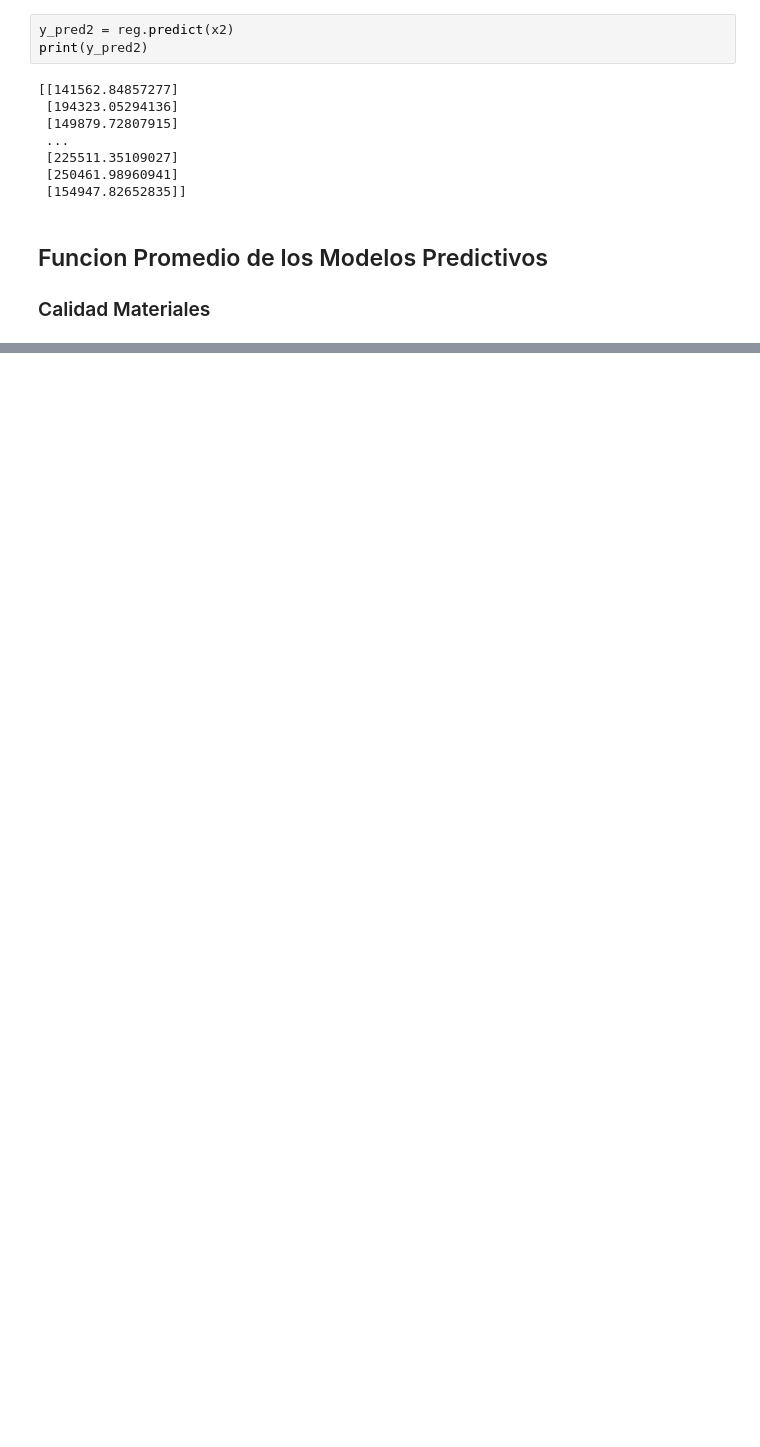
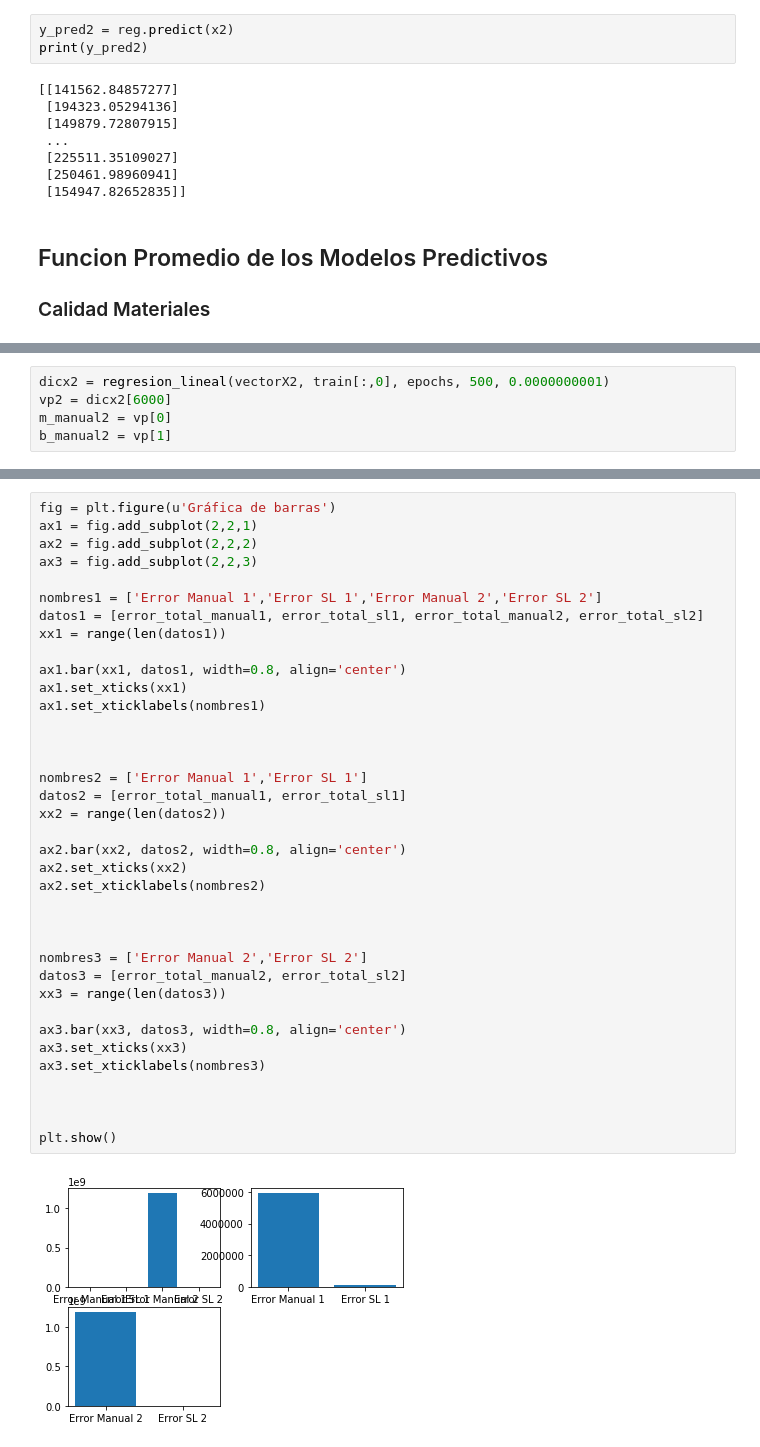
Before and after one commit to EldaCalderon/Proyecto-Phyton, a Jupyter notebook: ProyectoFinal.ipynb, the cells around one changed output, grey strips where cells are left out. Saved outputs shown, nothing was run; the diff lists cells and outputs as text; blank space fills up the shorter version.

```diff
--- a/ProyectoFinal.ipynb
+++ b/ProyectoFinal.ipynb
@@ -859,0 +849,5 @@ regresion_lineal(vectorX1, train[:,0], 6000, 500, 0.00000001)
+# %%
+dicx2 = regresion_lineal(vectorX2, train[:,0], epochs, 500, 0.0000000001)
+vp2 = dicx2[6000]
+m_manual2 = vp[0]
+b_manual2 = vp[1]
@@ -859,0 +941,39 @@ regresion_lineal(vectorX1, train[:,0], 6000, 500, 0.00000001)
+# %%
+fig = plt.figure(u'Gráfica de barras')
+ax1 = fig.add_subplot(2,2,1)
+ax2 = fig.add_subplot(2,2,2)
+ax3 = fig.add_subplot(2,2,3)
+
+nombres1 = ['Error Manual 1','Error SL 1','Error Manual 2','Error SL 2']
+datos1 = [error_total_manual1, error_total_sl1, error_total_manual2, error_total_sl2]
+xx1 = range(len(datos1))
+
+ax1.bar(xx1, datos1, width=0.8, align='center')
+ax1.set_xticks(xx1)
+ax1.set_xticklabels(nombres1)
+
+
+
+nombres2 = ['Error Manual 1','Error SL 1']
+datos2 = [error_total_manual1, error_total_sl1]
+xx2 = range(len(datos2))
+
+ax2.bar(xx2, datos2, width=0.8, align='center')
+ax2.set_xticks(xx2)
+ax2.set_xticklabels(nombres2)
+
+
+
+nombres3 = ['Error Manual 2','Error SL 2']
+datos3 = [error_total_manual2, error_total_sl2]
+xx3 = range(len(datos3))
+
+ax3.bar(xx3, datos3, width=0.8, align='center')
+ax3.set_xticks(xx3)
+ax3.set_xticklabels(nombres3)
+
+
+
+plt.show()
+# %% [output]
+[figure, added]
```
Also changed, not shown: parts of 22 cells of this notebook.
